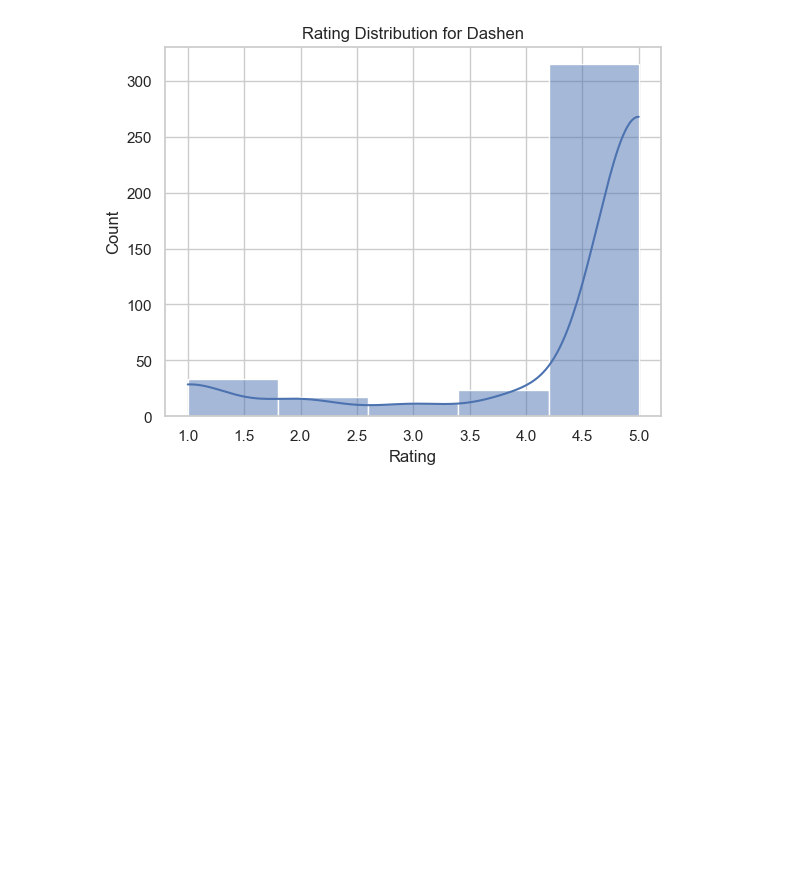
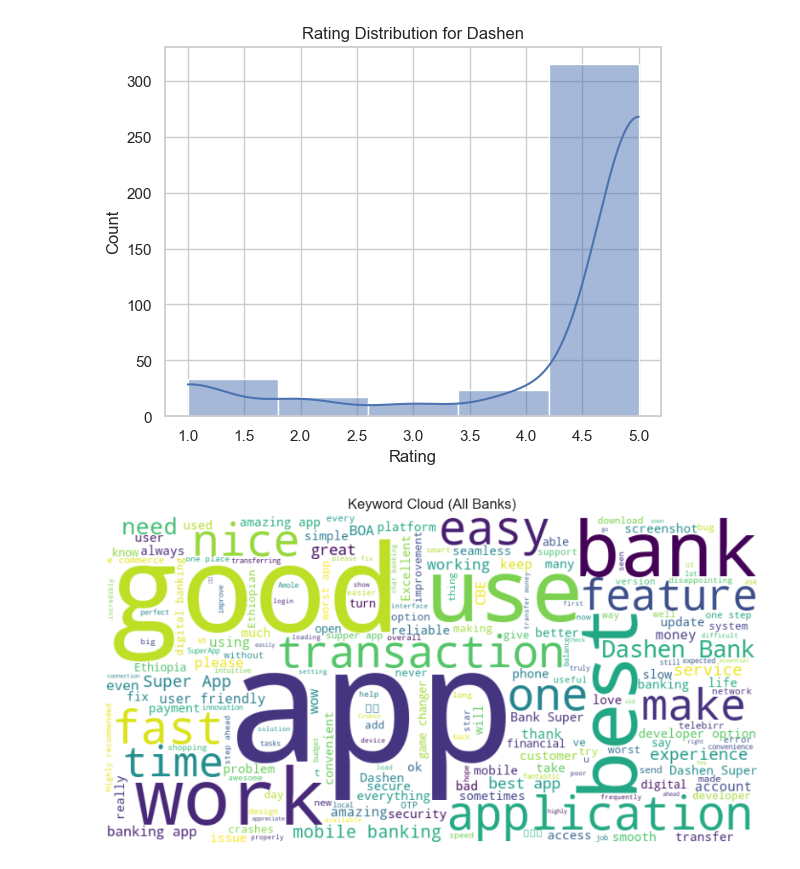
Before and after one commit to Naod-Mergiya/Customer-Experience-Analytics-for-Fintech-Apps, a Jupyter notebook: notebooks/Recommendations.ipynb, the cells around one changed output. Cells and saved outputs as stored; diff of their text form; code cells hidden in the pictures; blank space fills up the shorter version.

```diff
--- a/notebooks/Recommendations.ipynb
+++ b/notebooks/Recommendations.ipynb
@@ -122,3 +122,8 @@ plot_rating_distribution(df, rating_col='rating', bank_col='bank')
 [figure]
 [figure]
 [figure]
+# %%
+# 3. Keyword cloud for all banks
+plot_keyword_cloud(df, text_col='review')
+# %% [output]
+[figure, added]
```
